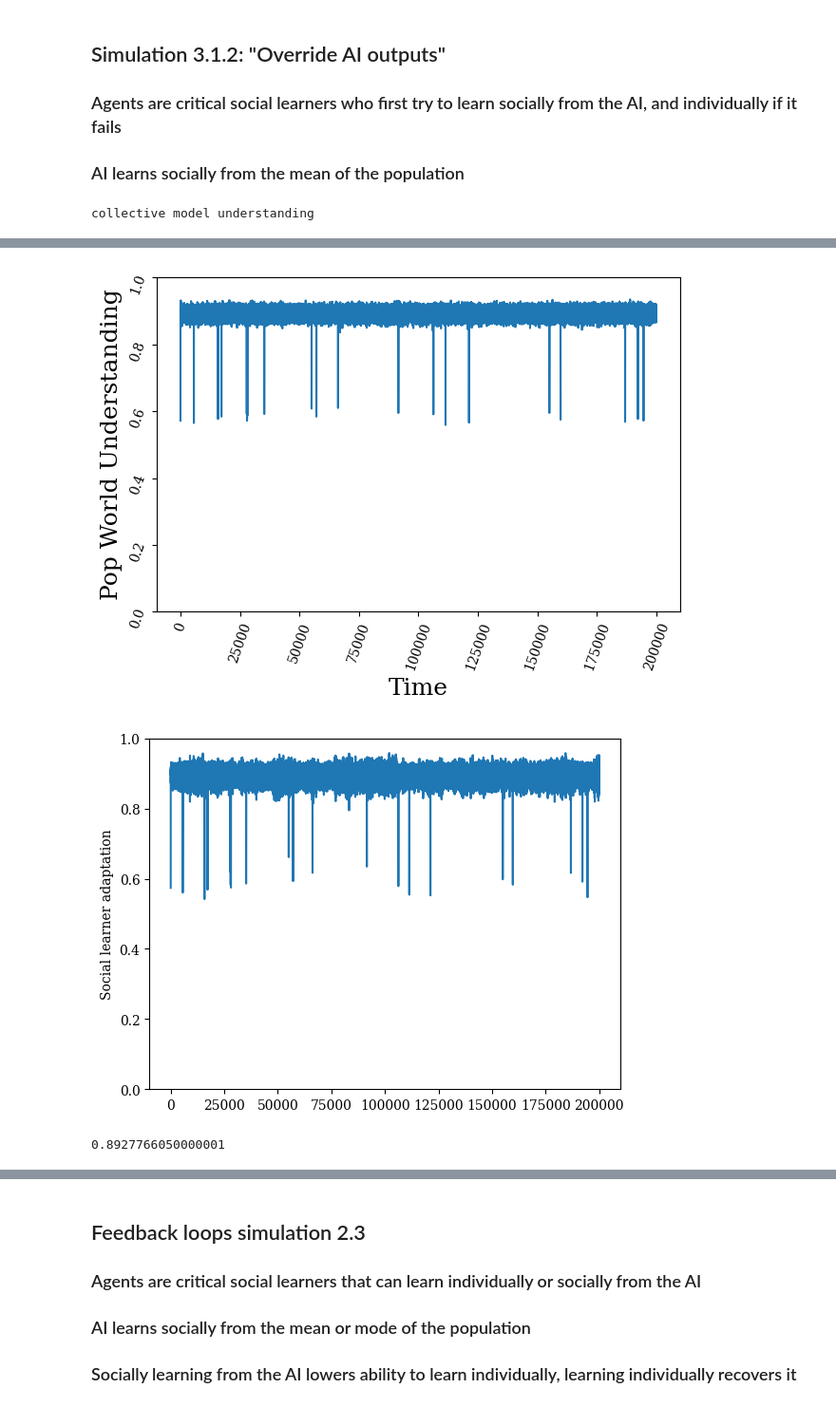
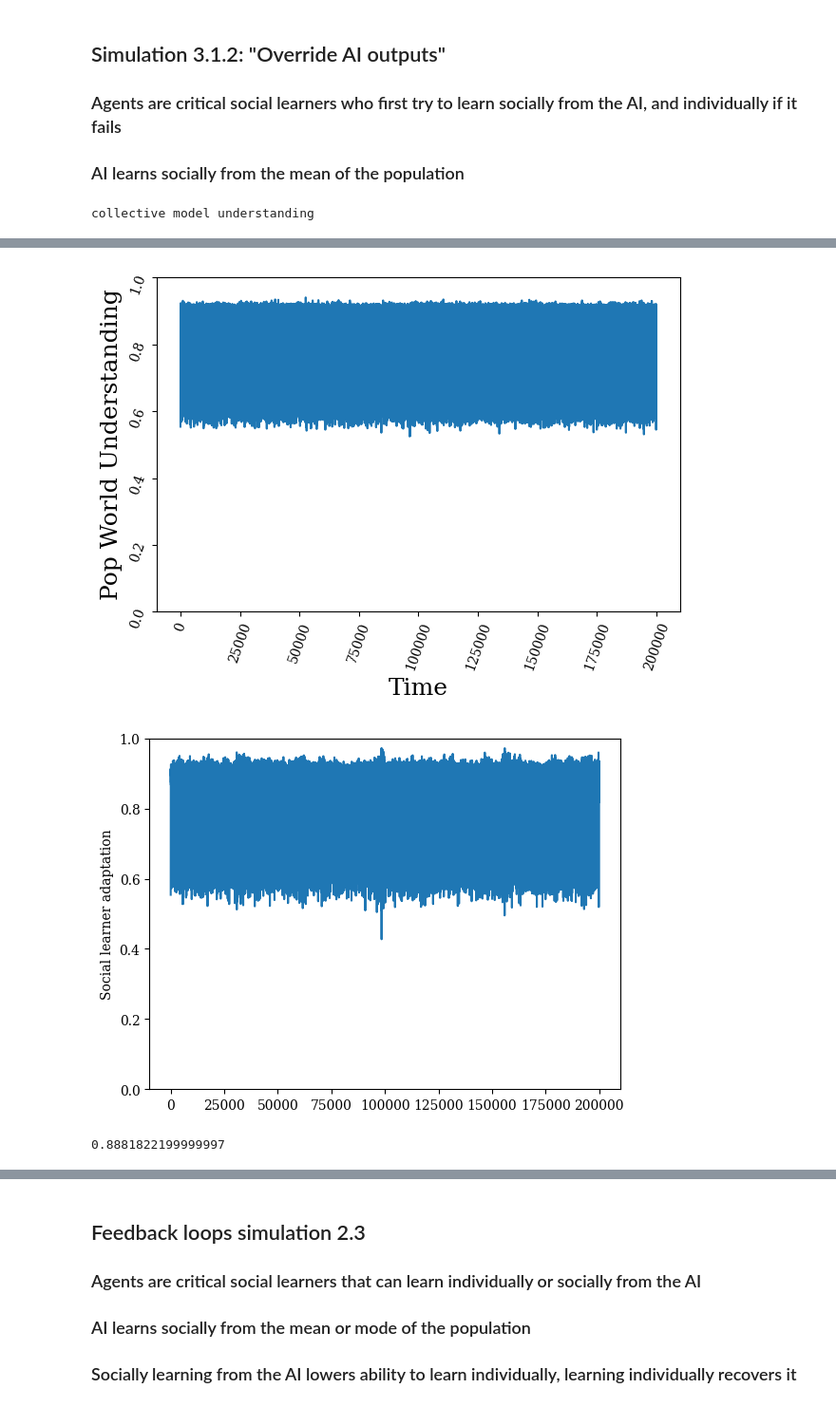
Before and after one commit to collinskatie/ai-rogers-paradox, a Jupyter notebook: sims.ipynb, the cells around one changed output, grey strips where cells are left out. Shown at 95% size. Cells and saved outputs as stored; diff of their text form; code cells hidden in the pictures.

```diff
--- a/sims.ipynb
+++ b/sims.ipynb
@@ -27,6 +27,7 @@ base_params_dict = {
     "social_learning_mode": "both", # Who can agents socially learn from: "", "human", "ai", "both"
     "resignation": False,
     "resignation_hint": 1,
+    "ai_individ_learn": False,
     "critical": False, # Is critical social learning enabled
     "ind_penalty_mult": 1., # How much is individual learning probability multiplied by after learning from AI
     "learn_twice": False, # Should agent have second opportunity to learn if first one fails (only one of critical and learn_twice should be on at a time)
@@ -200,6 +201,7 @@ collective model understanding
 # %%
 params_dict = copy.copy(base_params_dict)
 params_dict['social_learning_mode'] = 'ai'
+params_dict['u'] = 0.01
 params_dict['critical'] = True
 params_dict['sim_name'] = 'sec_3_1_2_override'
 
@@ -218,3 +220,3 @@ collective model understanding
-[figure, old version]
+[figure, new version]
-[figure, old version]
+[figure, new version]
-0.8927766050000001
+0.8881822199999997
```
Also changed, not shown: parts of 6 cells of this notebook, 4 other files.
